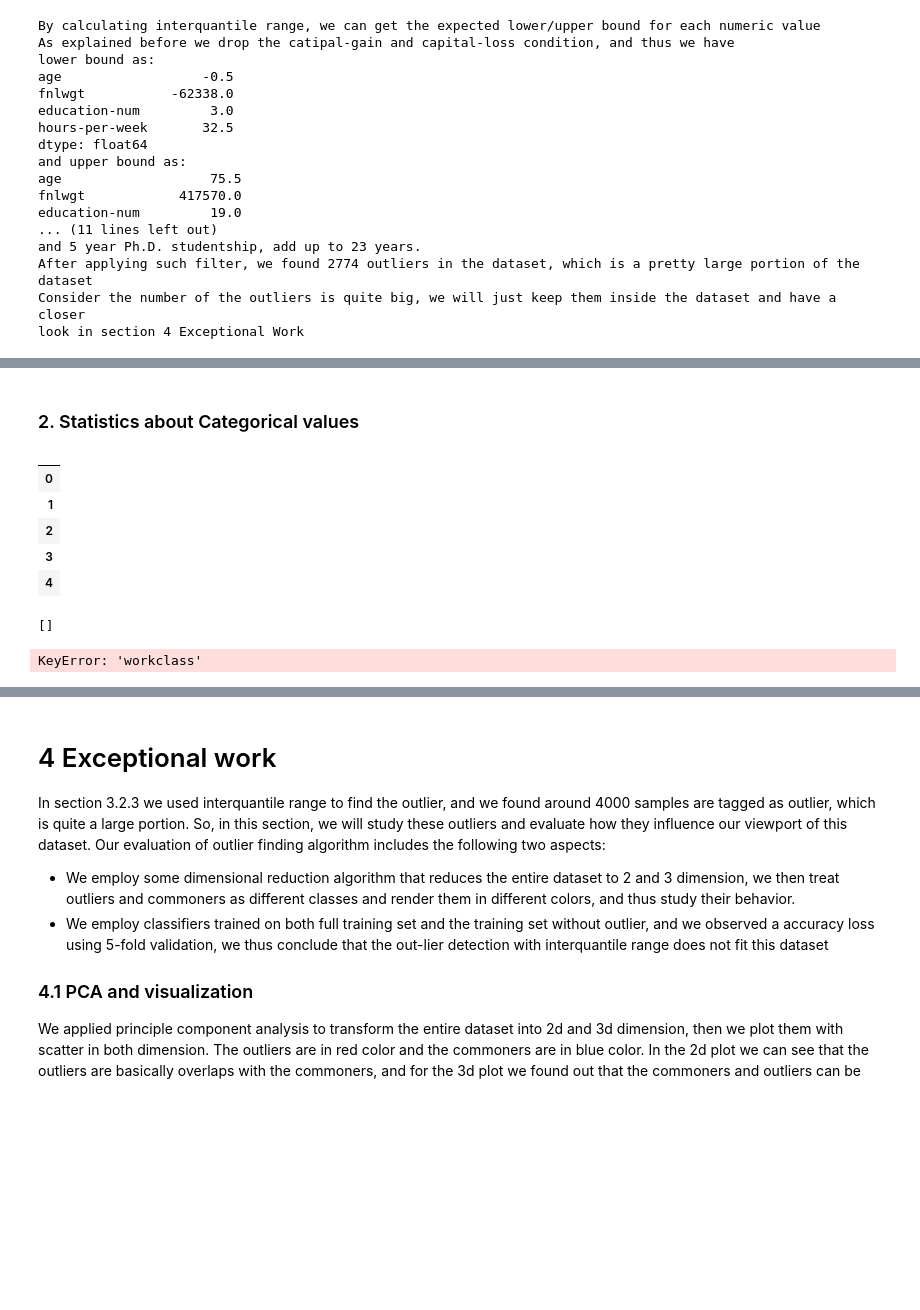
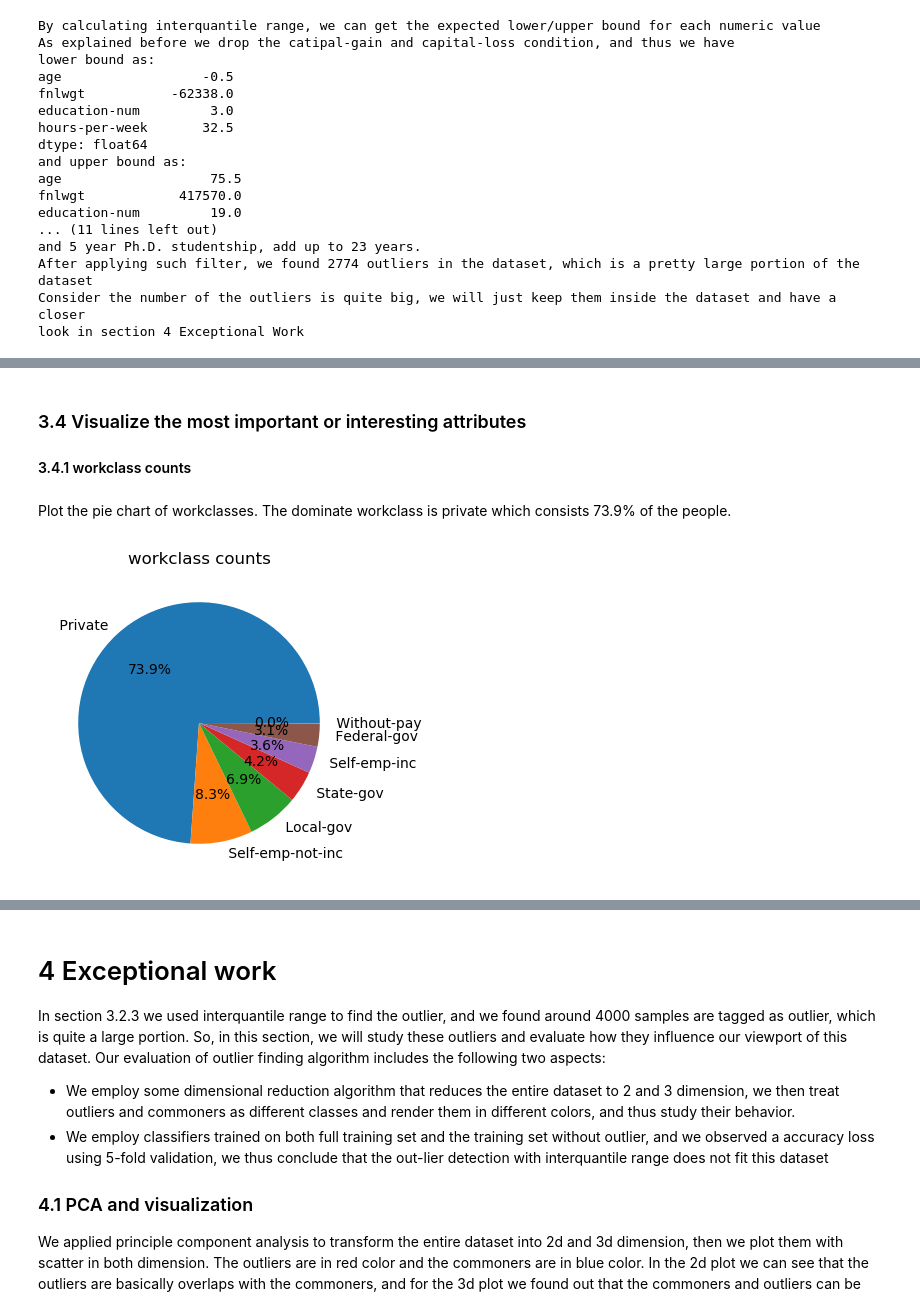
Before and after one commit to QiS9596/5243ExploratoryDataAnalysis, a Jupyter notebook: scripts/Lab1.ipynb, the cells around one changed output, grey strips where cells are left out. Cells and saved outputs as stored; diff of their text form; code cells hidden in the pictures; blank space fills up the shorter version.

```diff
--- a/scripts/Lab1.ipynb
+++ b/scripts/Lab1.ipynb
@@ -27,7 +28,5 @@ adult dataset found!
 # 2. Understand the data in context
 # %%
 # Load the adult dataset into a Pandas dataframe
-adult_columns = ['age', 'workclass', 'fnlwgt', 'education', 'education-num', 'marital-status', 'occupation', 'relationship', 'race', 'sex', 'capital-gain', 'capital-loss', 'hours-per-week', 'native-country', '>50K']
+adult_columns = ['age', 'workclass', 'fnlwgt', 'education', 'education-num', 'marital-status', 'occupation', 'relationship', 'race', 'sex', 'capital-gain', 'capital-loss', 'hours-per-week', 'native-country', 'income']
 adult = pd.read_csv(path.absolute(),names=adult_columns)
-for i in set(adult['education']):
-    print(i)
@@ -278,2 +197,0 @@ adult_numeric.agg(lambda x: pd.Series([np.mean(x), np.median(x),x.mode()[0], tri
-# %% [markdown]
-### 2. Statistics about Categorical values
@@ -283,18 +197,0 @@ adult_categorical = adult.select_dtypes(include=['object'])
-# %%
-adult_categorical.head(5)
-# %% [output]
-|  |
-| 0 |
-| 1 |
-| 2 |
-| 3 |
-| 4 |
-# %%
-cnames = adult_categorical.columns.tolist()
-cnames
-# %% [output]
-[]
-# %%
-adult_categorical['workclass'].value_counts()
-# %% [output]
-KeyError: 'workclass'
@@ -314,0 +198,14 @@ adult['native-country'].value_counts()
+# %% [markdown]
+### 3.4 Visualize the most important or interesting attributes
+#### 3.4.1 workclass counts
+# %% [markdown]
+Plot the pie chart of workclasses. The dominate workclass is private which consists 73.9% of the people.
+# %%
+X = adult['workclass'].value_counts().values
+L=adult['workclass'].value_counts().index
+plt.figure(figsize=(6,4), dpi=100)
+plt.pie(X, labels=L, autopct = '%1.1f%%')
+plt.title('workclass counts')
+plt.show()
+# %% [output]
+[figure, added]
```
Also changed, not shown: parts of 38 cells of this notebook, 3 other files.
